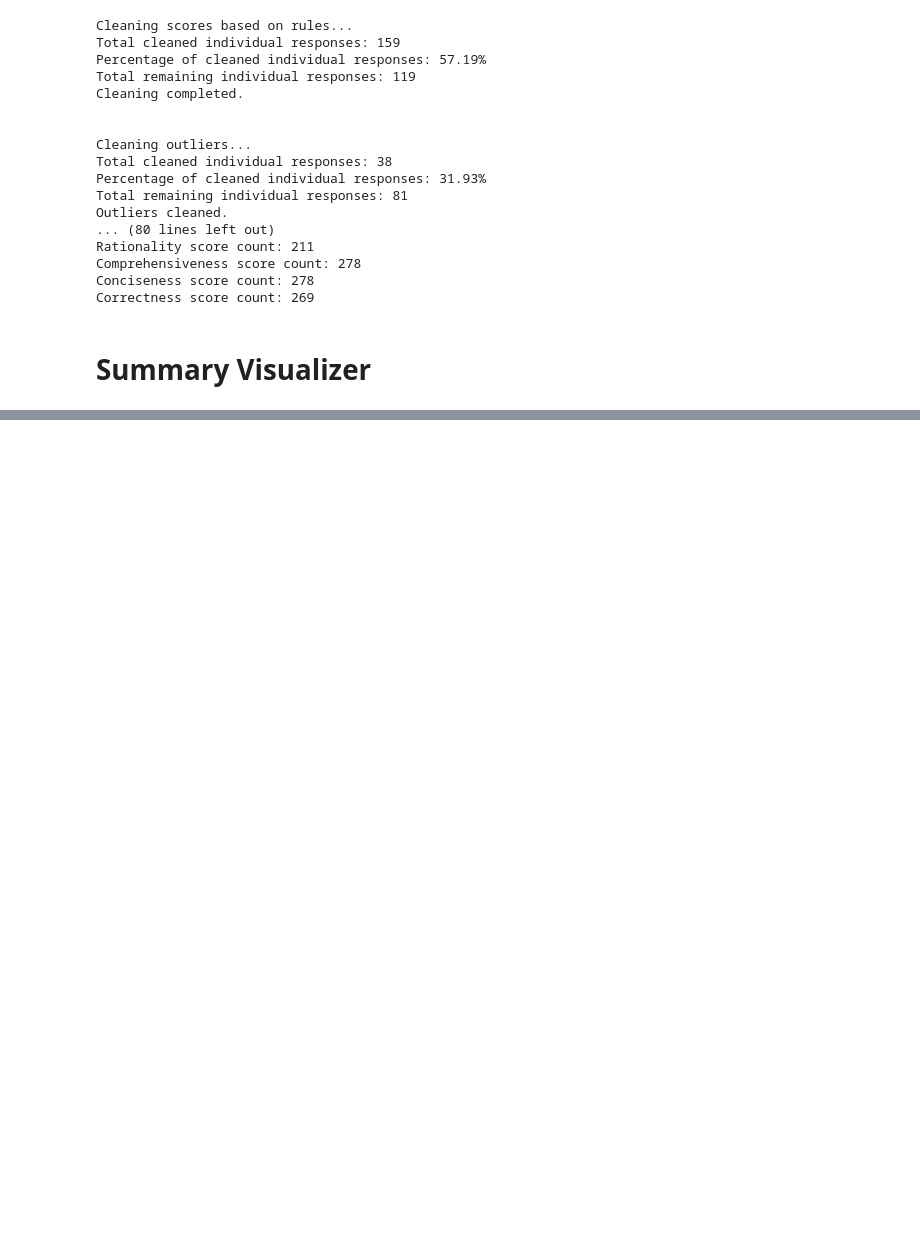
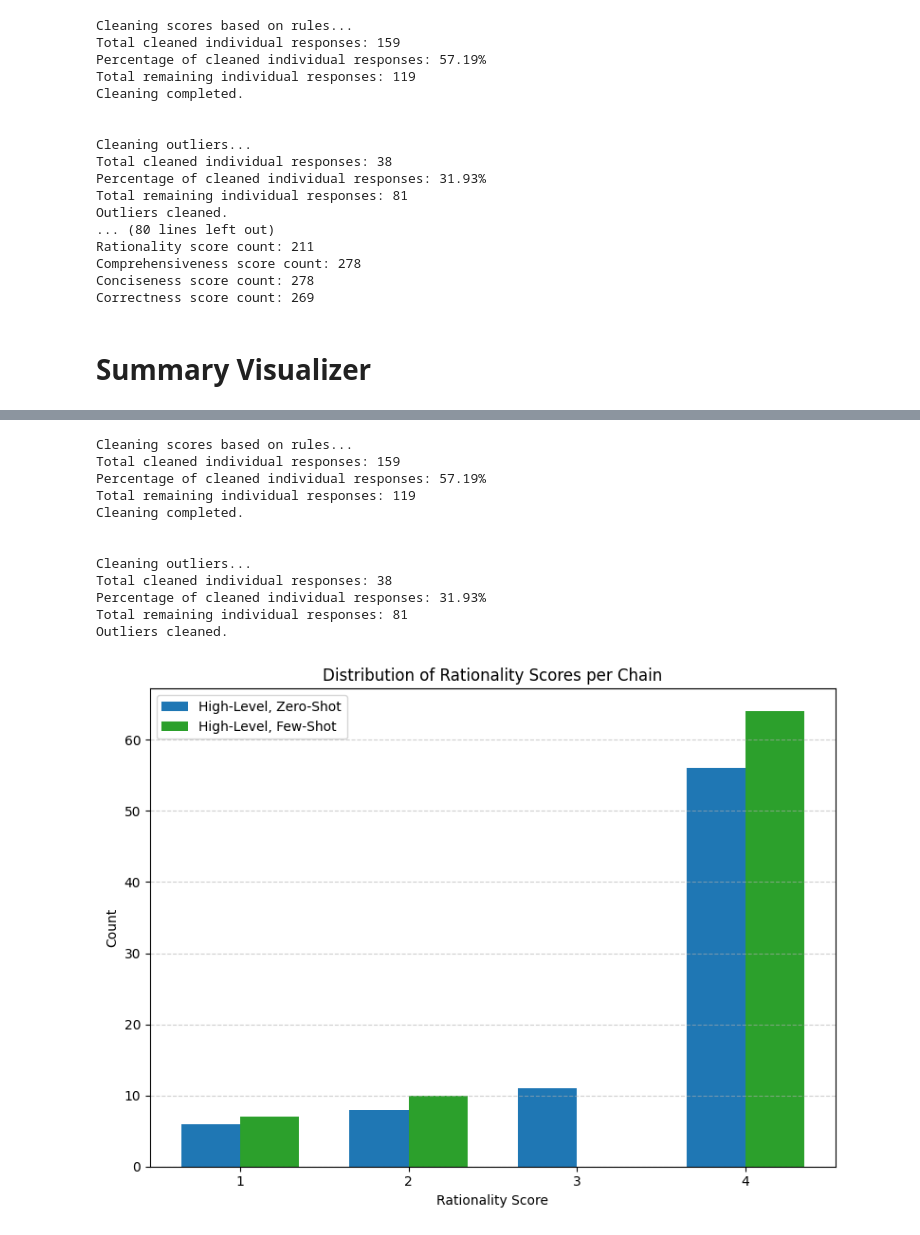
Before and after one commit to Enliven26/IF4092-Tugas-Akhir, a Jupyter notebook: src/scripts.ipynb, the cells around one changed output, grey strips where cells are left out. Saved outputs shown, nothing was run; the diff lists cells and outputs as text; code cells hidden in the pictures; blank space fills up the shorter version.

```diff
--- a/src/scripts.ipynb
+++ b/src/scripts.ipynb
@@ -411,0 +391,80 @@ plot_differences_per_summary(
+# %%
+default_summary_task_model = SUMMARY_TASK_MODELS[0]
+
+cleaned_test_case_scores = test_case_scores
+
+for cleaner in default_summary_task_model.cleaners:
+    cleaned_test_case_scores = cleaner.clean(cleaned_test_case_scores, default_summary_task_model.partial_cleaning)
+
+def plot_rationality_score_distribution(
+    test_case_scores: list[TestCaseScore],
+    generator_ids: tuple[str, str]
+) -> None:
+    if len(generator_ids) != 2:
+        raise ValueError("Exactly two generator IDs must be supplied.")
+
+
+    counts: dict[str, dict[int]] = {
+        gid: {1: 0, 2: 0, 3: 0, 4: 0} for gid in generator_ids
+    }
+
+    for test_case_score in test_case_scores:
+        for generator_score in test_case_score.scores:
+            generator_id = generator_score.generator_id
+            if generator_id in generator_ids:
+                for commit_score in generator_score.scores:
+                    score = commit_score.rationality_score
+                    if score in (1, 2, 3, 4):
+                        counts[generator_id][score] += 1
+
+    x = np.arange(4)
+    width = 0.35
+
+    _, ax = plt.subplots(figsize=(8, 6))
+
+    for i, generator_id in enumerate(generator_ids):
+        heights = [counts[generator_id][s] for s in (1, 2, 3, 4)]
+        label = chain_names.get(generator_id, generator_id)
+        ax.bar(
+            x + i * width,
+            heights,
+            width,
+            label=label,
+            color=chain_colors.get(generator_id, None),
+        )
+
+
+    ax.set_xlabel("Rationality Score")
+    ax.set_xticks(x + width / 2)
+    ax.set_xticklabels(["1", "2", "3", "4"])
+
+    ax.set_ylabel("Count")
+
+    ax.set_title("Distribution of Rationality Scores per Chain")
+    ax.legend()
+    ax.grid(axis="y", linestyle="--", alpha=0.6)
+
+    plt.tight_layout()
+    plt.show()
+
+plot_rationality_score_distribution(
+    cleaned_test_case_scores,
+    (
+        HIGH_LEVEL_ZERO_SHOT_GENERATOR_NAME,
+        HIGH_LEVEL_FEW_SHOT_GENERATOR_NAME,
+    ),
+)
+# %% [output]
+Cleaning scores based on rules...
+Total cleaned individual responses: 159
+Percentage of cleaned individual responses: 57.19%
+Total remaining individual responses: 119
+Cleaning completed.
+
+
+Cleaning outliers...
+Total cleaned individual responses: 38
+Percentage of cleaned individual responses: 31.93%
+Total remaining individual responses: 81
+Outliers cleaned.
+[figure, added]
```
Also changed, not shown: parts of 5 cells of this notebook.
